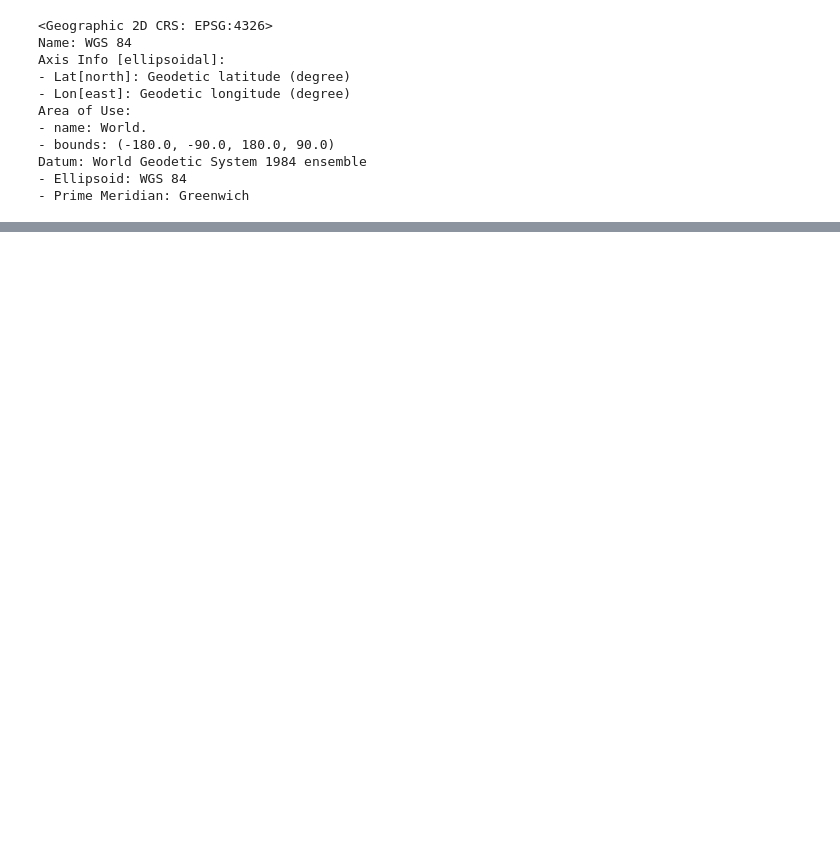
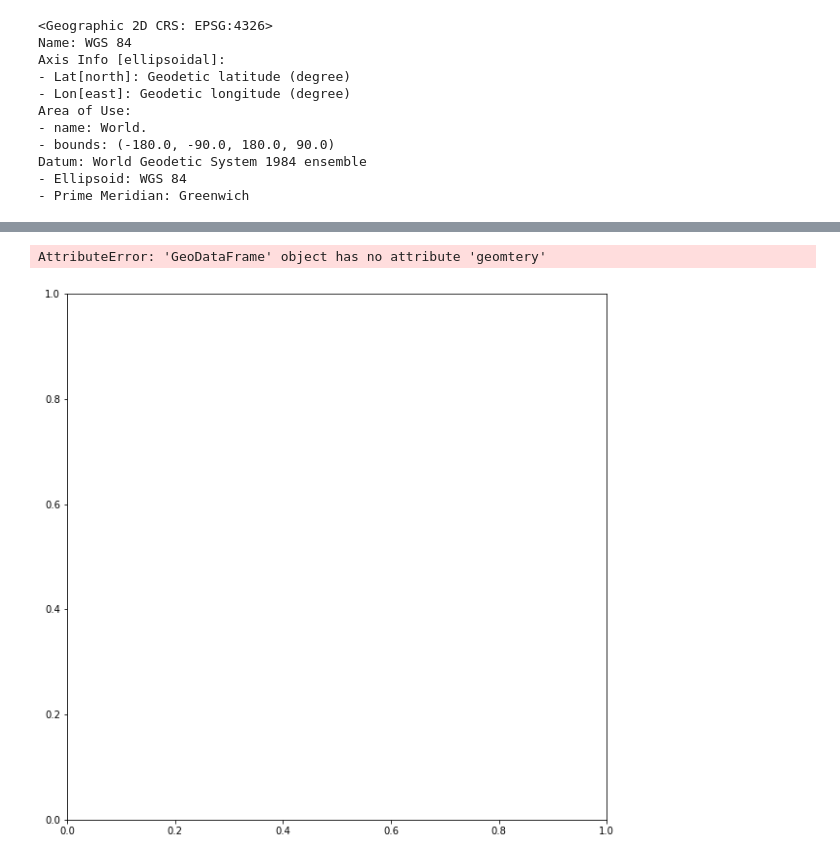
Before and after one commit to VinceDiR/NYC_MTA_EDA_Project, a Jupyter notebook: MTA EDA.ipynb, the cells around one changed output, grey strips where cells are left out. Saved outputs shown, nothing was run; the diff lists cells and outputs as text; code cells hidden in the pictures; blank space fills up the shorter version.

```diff
--- a/MTA EDA.ipynb
+++ b/MTA EDA.ipynb
@@ -239,6 +277,9 @@ NameError: name 'df2' is not defined
 # %%
 fig,ax = plt.subplots(figsize=(10,10))
-geo_df.plot(ax=ax, markersize=20, color='blue', marker='o', label = 'Station')
+station_df.geomtery.plot(ax=ax, markersize=20, color='blue', marker='o', label = 'Station')
+# %% [output]
+AttributeError: 'GeoDataFrame' object has no attribute 'geomtery'
+[figure, added]
 # %%
 fig,ax = plt.subplots(figsize=(20,20))
 nta_map.plot(ax=ax,)
```
Also changed, not shown: parts of 48 cells of this notebook.
